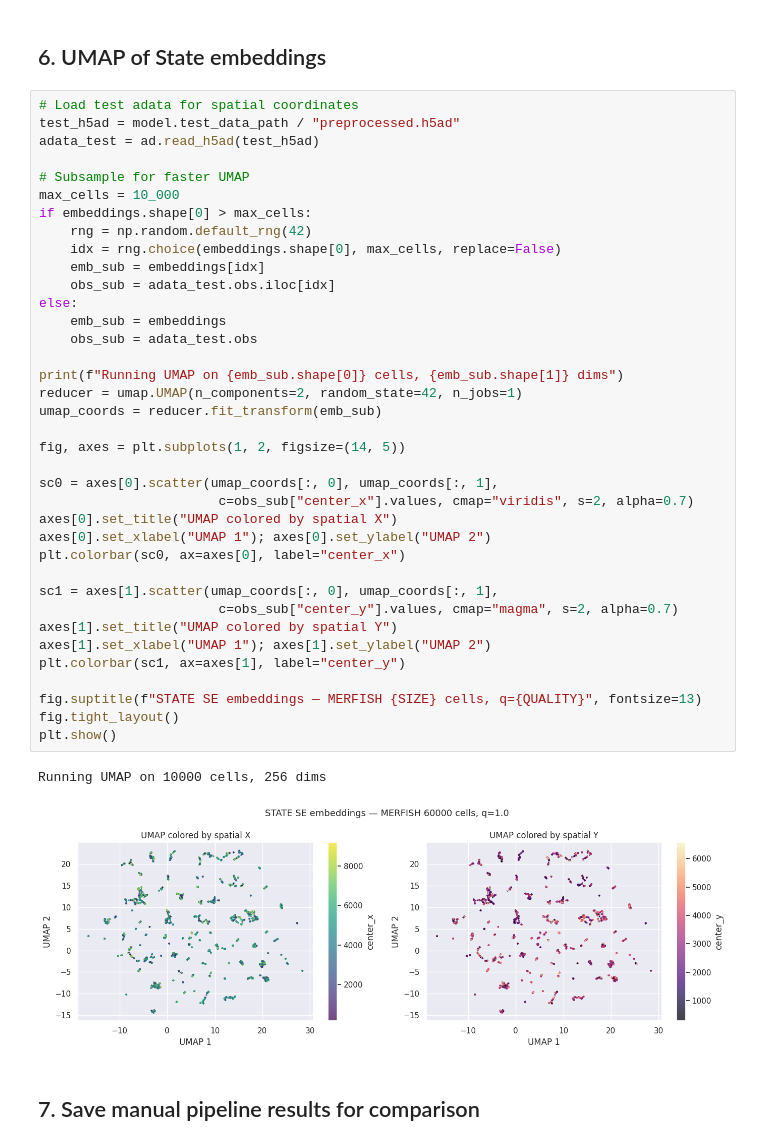
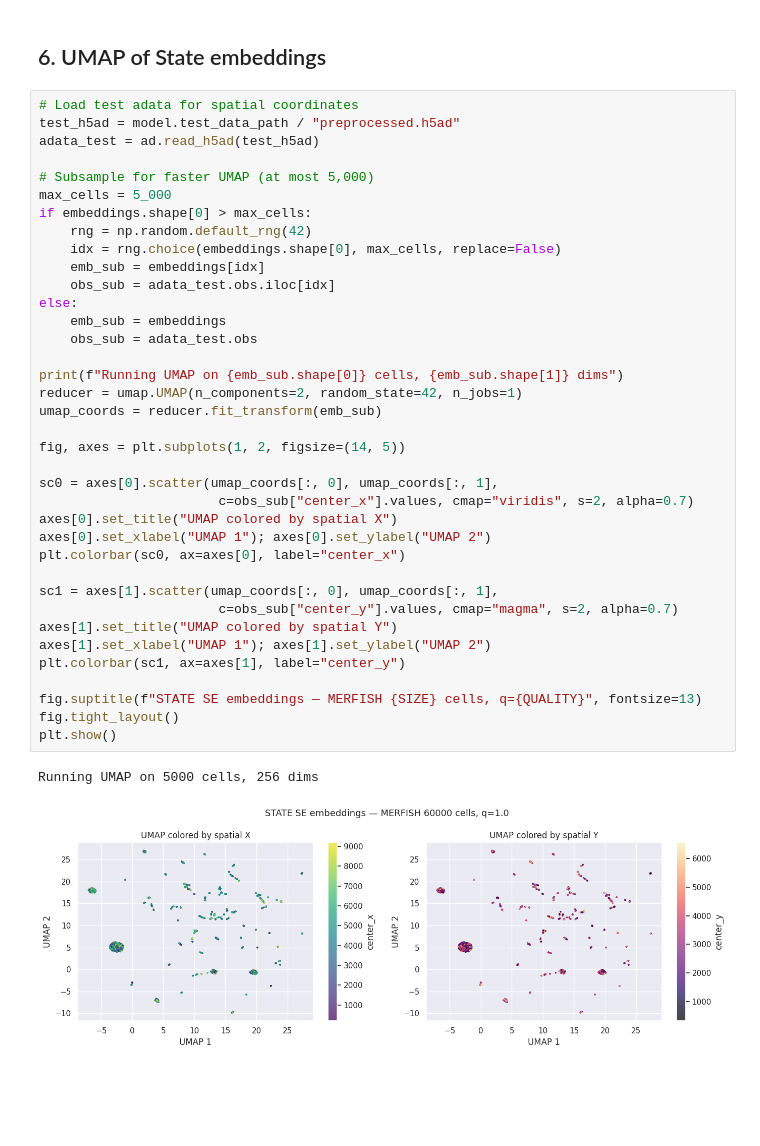
Before and after one commit to igor-sadalski/Scaling-up-measurement-noise-scaling-laws, a Jupyter notebook: analysis/2026-04-13_state_se_merfish_60k_train_and_lmi.ipynb, the cells around one changed output. Cells and saved outputs as stored; diff of their text form; blank space fills up the shorter version.

```diff
--- a/analysis/2026-04-13_state_se_merfish_60k_train_and_lmi.ipynb
+++ b/analysis/2026-04-13_state_se_merfish_60k_train_and_lmi.ipynb
@@ -365,40 +355,38 @@ plt.show()
 test_h5ad = model.test_data_path / "preprocessed.h5ad"
 adata_test = ad.read_h5ad(test_h5ad)
 
-# Subsample for faster UMAP
-max_cells = 10_000
+# Subsample for faster UMAP (at most 5,000)
+max_cells = 5_000
 if embeddings.shape[0] > max_cells:
     rng = np.random.default_rng(42)
     idx = rng.choice(embeddings.shape[0], max_cells, replace=False)
     emb_sub = embeddings[idx]
     obs_sub = adata_test.obs.iloc[idx]
 else:
     emb_sub = embeddings
     obs_sub = adata_test.obs
 
 print(f"Running UMAP on {emb_sub.shape[0]} cells, {emb_sub.shape[1]} dims")
 reducer = umap.UMAP(n_components=2, random_state=42, n_jobs=1)
 umap_coords = reducer.fit_transform(emb_sub)
 
 fig, axes = plt.subplots(1, 2, figsize=(14, 5))
 
 sc0 = axes[0].scatter(umap_coords[:, 0], umap_coords[:, 1],
                        c=obs_sub["center_x"].values, cmap="viridis", s=2, alpha=0.7)
 axes[0].set_title("UMAP colored by spatial X")
 axes[0].set_xlabel("UMAP 1"); axes[0].set_ylabel("UMAP 2")
 plt.colorbar(sc0, ax=axes[0], label="center_x")
 
 sc1 = axes[1].scatter(umap_coords[:, 0], umap_coords[:, 1],
                        c=obs_sub["center_y"].values, cmap="magma", s=2, alpha=0.7)
 axes[1].set_title("UMAP colored by spatial Y")
 axes[1].set_xlabel("UMAP 1"); axes[1].set_ylabel("UMAP 2")
 plt.colorbar(sc1, ax=axes[1], label="center_y")
 
 fig.suptitle(f"STATE SE embeddings — MERFISH {SIZE} cells, q={QUALITY}", fontsize=13)
 fig.tight_layout()
 plt.show()
 # %% [output]
-Running UMAP on 10000 cells, 256 dims
+Running UMAP on 5000 cells, 256 dims
-[figure, old version]
+[figure, new version]
-# %% [markdown]
-## 7. Save manual pipeline results for comparison
```
Also changed, not shown: parts of 9 cells of this notebook, 1 other file.
